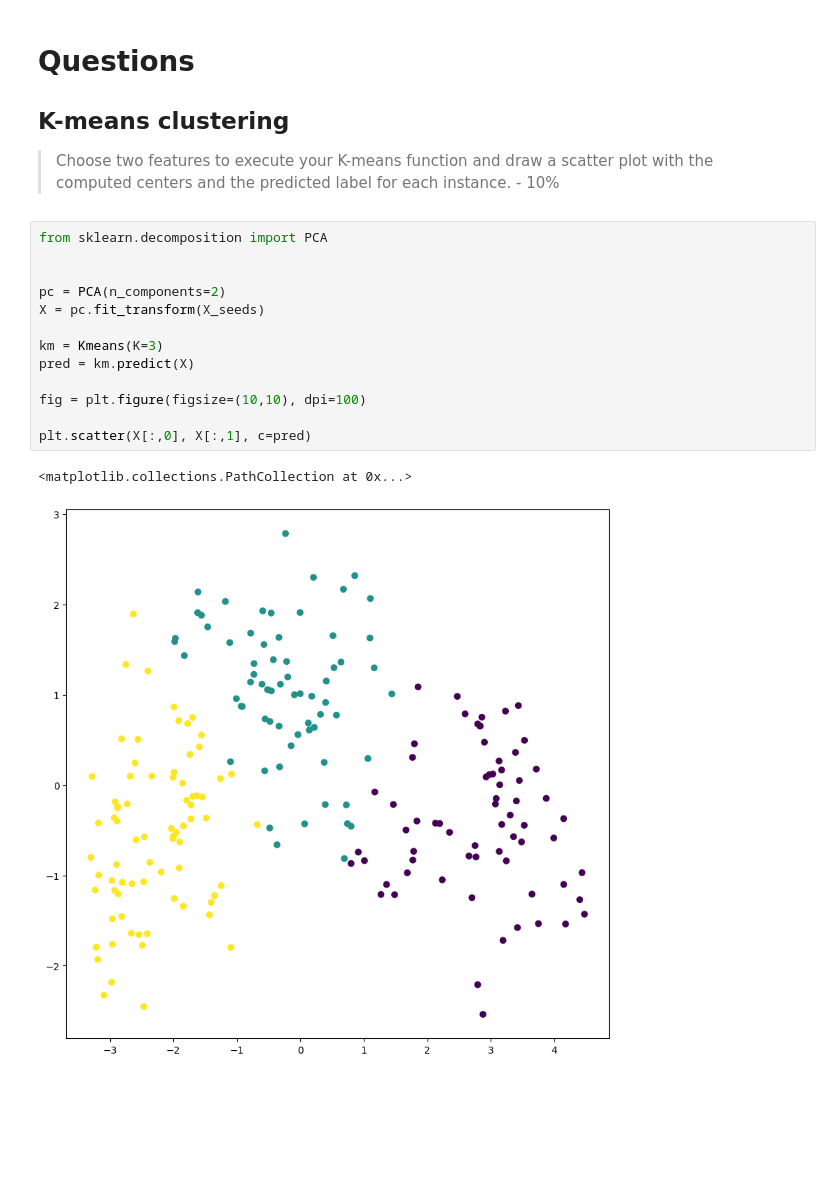
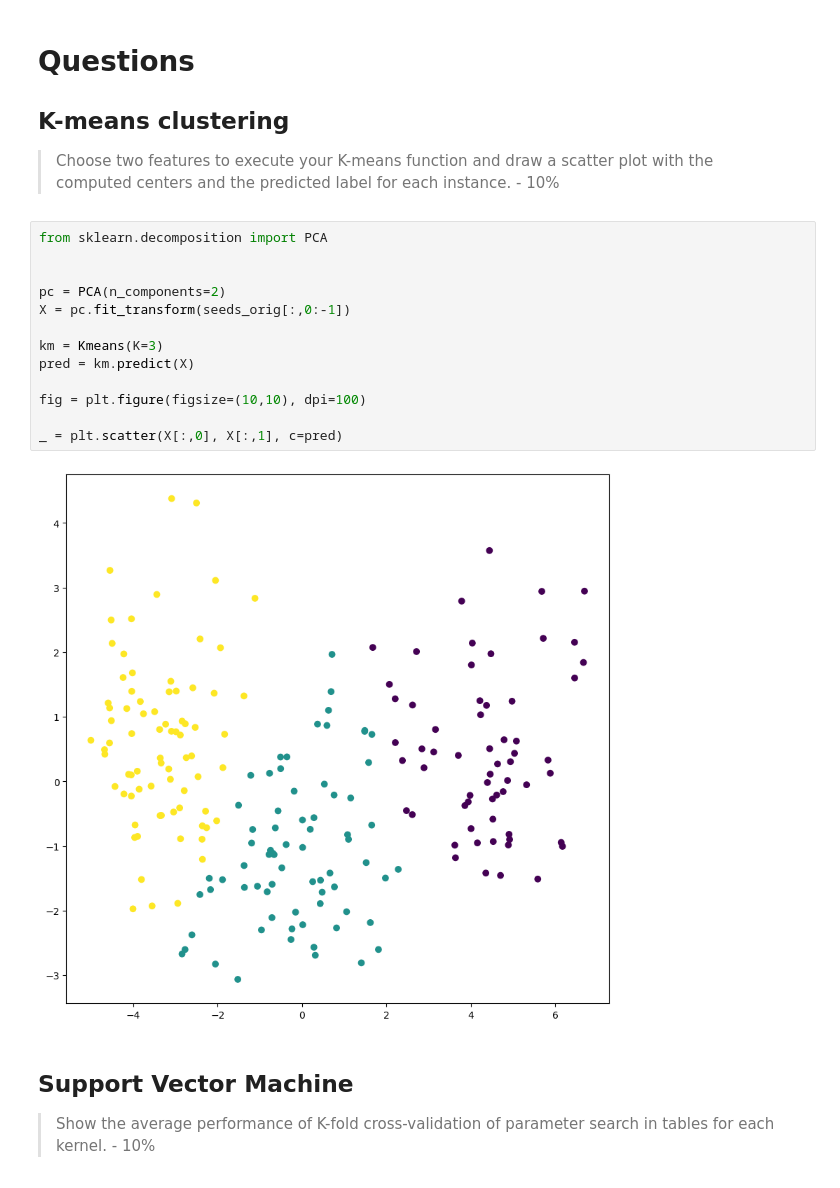
Before and after one commit to kie4280/Fall2021-MachineLearning, a Jupyter notebook: HW3/HW3.ipynb, the cells around one changed output. Saved outputs shown, nothing was run; the diff lists cells and outputs as text; blank space fills up the shorter version.

```diff
--- a/HW3/HW3.ipynb
+++ b/HW3/HW3.ipynb
@@ -98,16 +139,18 @@ array([2, 2, 0, 1, 1, 1, 1, 1, 1, 2, 2, 2, 1, 2, 1, 1, 0, 2, 2, 1, 1, 2,
 # %%
 from sklearn.decomposition import PCA
 
 
 pc = PCA(n_components=2)
-X = pc.fit_transform(X_seeds)
+X = pc.fit_transform(seeds_orig[:,0:-1])
 
 km = Kmeans(K=3)
 pred = km.predict(X)
 
 fig = plt.figure(figsize=(10,10), dpi=100)
 
-plt.scatter(X[:,0], X[:,1], c=pred)
+_ = plt.scatter(X[:,0], X[:,1], c=pred)
 # %% [output]
-<matplotlib.collections.PathCollection at 0x...>
-[figure, old version]
+[figure, new version]
+# %% [markdown]
+## Support Vector Machine
+> Show the average performance of K-fold cross-validation of parameter search in tables for each kernel. - 10%
```
Also changed, not shown: parts of 3 cells of this notebook.
